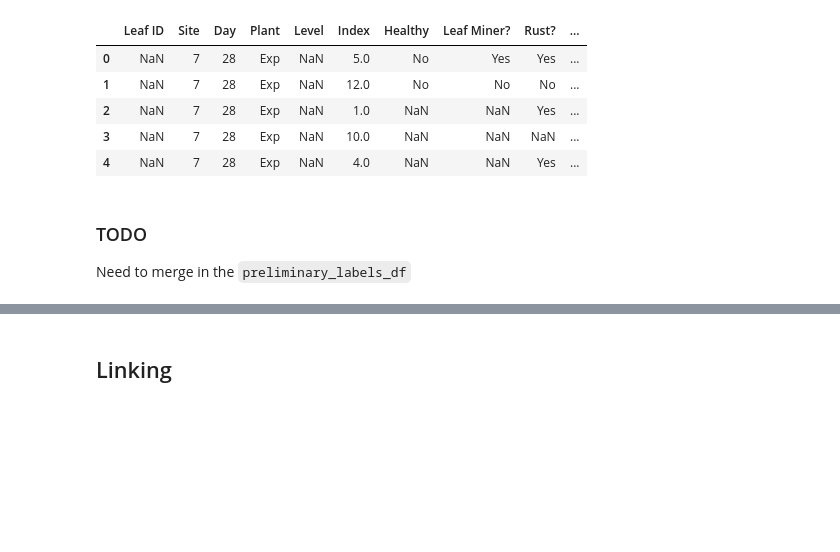
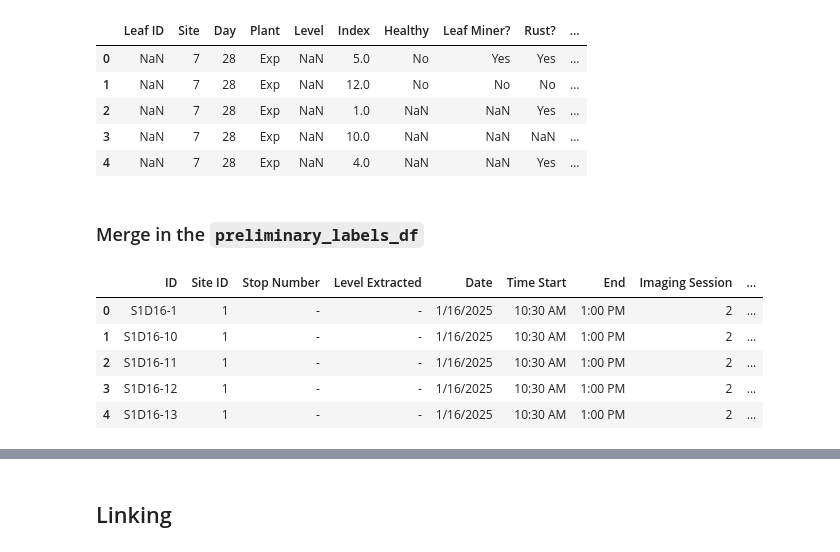
Before and after one commit to Imageomics/invasives-project, a Jupyter notebook: notebooks/organize-metadata.ipynb, the cells around one changed output, grey strips where cells are left out. Drawn from its saved outputs; the diff is of its cells as text; code cells hidden in the pictures; blank space fills up the shorter version.

```diff
--- a/notebooks/organize-metadata.ipynb
+++ b/notebooks/organize-metadata.ipynb
@@ -43,5 +43,13 @@ labels_df.head()
 | 3 | NaN | 7 | 28 | Exp | NaN | 10.0 | NaN | NaN | NaN | ... |
 | 4 | NaN | 7 | 28 | Exp | NaN | 4.0 | NaN | NaN | Yes | ... |
 # %% [markdown]
-### TODO
-Need to merge in the `preliminary_labels_df`
+### Merge in the `preliminary_labels_df`
+# %%
+preliminary_labels_df.head()
+# %% [output]
+|  | ID | Site ID | Stop Number | Level Extracted | Date | Time Start | End | Imaging Session | ... |
+| 0 | S1D16-1 | 1 | - | - | 1/16/2025 | 10:30 AM | 1:00 PM | 2 | ... |
+| 1 | S1D16-10 | 1 | - | - | 1/16/2025 | 10:30 AM | 1:00 PM | 2 | ... |
+| 2 | S1D16-11 | 1 | - | - | 1/16/2025 | 10:30 AM | 1:00 PM | 2 | ... |
+| 3 | S1D16-12 | 1 | - | - | 1/16/2025 | 10:30 AM | 1:00 PM | 2 | ... |
+| 4 | S1D16-13 | 1 | - | - | 1/16/2025 | 10:30 AM | 1:00 PM | 2 | ... |
```
Also changed, not shown: parts of 10 cells of this notebook.
